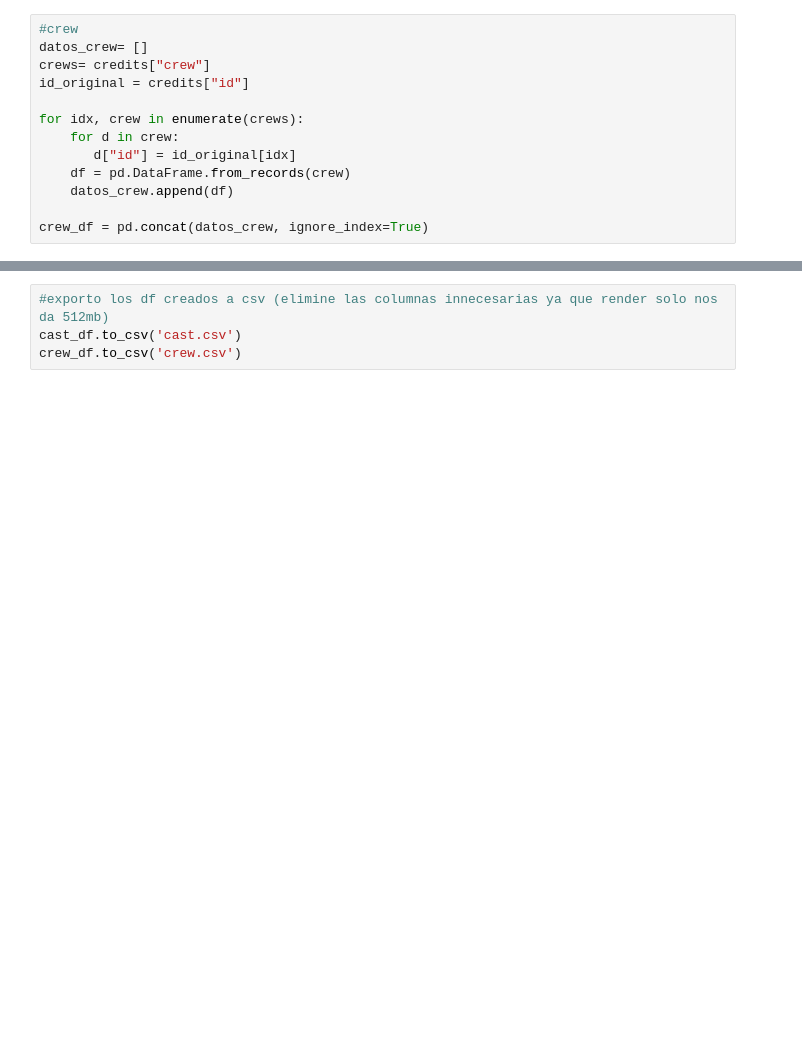
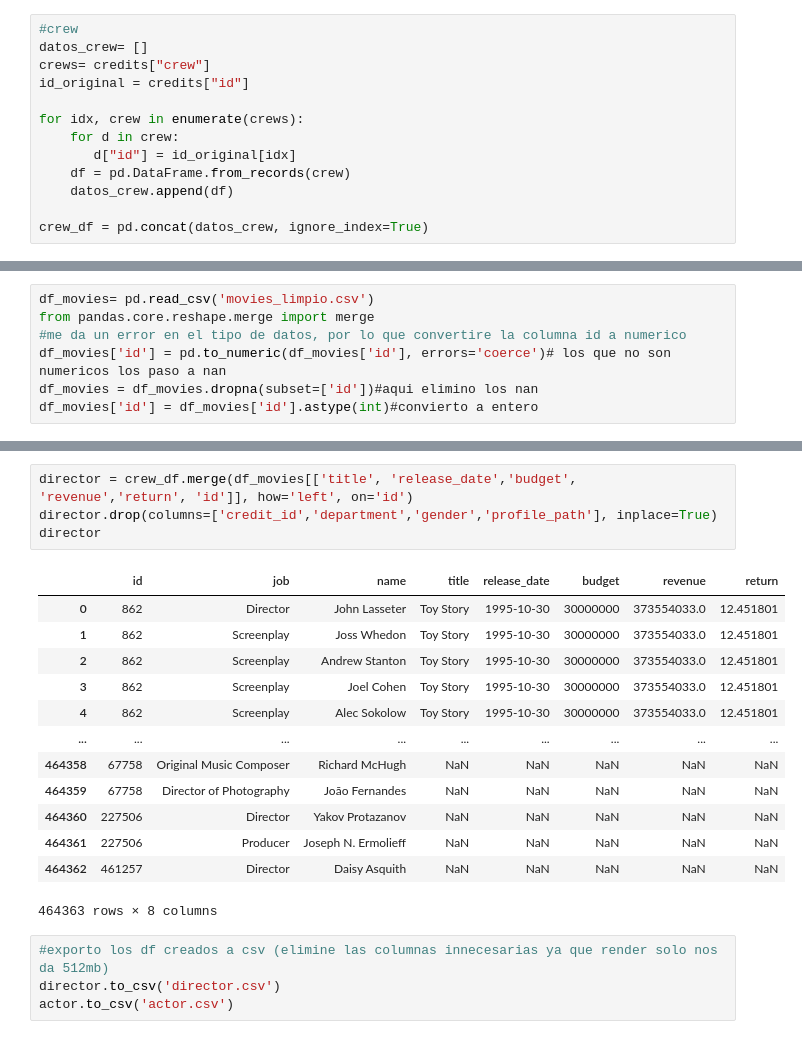
Before and after one commit to Clarisantillan/PI_ML_OPS_sistema_de_recomedacion, a Jupyter notebook: ETL/etl_credits.ipynb, the cells around one changed output, grey strips where cells are left out. Saved outputs shown, nothing was run; the diff lists cells and outputs as text; blank space fills up the shorter version.

```diff
--- a/ETL/etl_credits.ipynb
+++ b/ETL/etl_credits.ipynb
@@ -79,0 +82,7 @@ crew_df = pd.concat(datos_crew, ignore_index=True)
+# %%
+df_movies= pd.read_csv('movies_limpio.csv')
+from pandas.core.reshape.merge import merge
+#me da un error en el tipo de datos, por lo que convertire la columna id a numerico
+df_movies['id'] = pd.to_numeric(df_movies['id'], errors='coerce')# los que no son numericos los paso a nan
+df_movies = df_movies.dropna(subset=['id'])#aqui elimino los nan
+df_movies['id'] = df_movies['id'].astype(int)#convierto a entero
@@ -80,4 +110,22 @@ crew_df = pd.concat(datos_crew, ignore_index=True)
+# %%
+director = crew_df.merge(df_movies[['title', 'release_date','budget', 'revenue','return', 'id']], how='left', on='id')
+director.drop(columns=['credit_id','department','gender','profile_path'], inplace=True)
+director
+# %% [output]
+|  | id | job | name | title | release_date | budget | revenue | return |
+| 0 | 862 | Director | John Lasseter | Toy Story | 1995-10-30 | 30000000 | 373554033.0 | 12.451801 |
+| 1 | 862 | Screenplay | Joss Whedon | Toy Story | 1995-10-30 | 30000000 | 373554033.0 | 12.451801 |
+| 2 | 862 | Screenplay | Andrew Stanton | Toy Story | 1995-10-30 | 30000000 | 373554033.0 | 12.451801 |
+| 3 | 862 | Screenplay | Joel Cohen | Toy Story | 1995-10-30 | 30000000 | 373554033.0 | 12.451801 |
+| 4 | 862 | Screenplay | Alec Sokolow | Toy Story | 1995-10-30 | 30000000 | 373554033.0 | 12.451801 |
+| ... | ... | ... | ... | ... | ... | ... | ... | ... |
+| 464358 | 67758 | Original Music Composer | Richard McHugh | NaN | NaN | NaN | NaN | NaN |
+| 464359 | 67758 | Director of Photography | João Fernandes | NaN | NaN | NaN | NaN | NaN |
+| 464360 | 227506 | Director | Yakov Protazanov | NaN | NaN | NaN | NaN | NaN |
+| 464361 | 227506 | Producer | Joseph N. Ermolieff | NaN | NaN | NaN | NaN | NaN |
+| 464362 | 461257 | Director | Daisy Asquith | NaN | NaN | NaN | NaN | NaN |
+464363 rows × 8 columns
 # %%
 #exporto los df creados a csv (elimine las columnas innecesarias ya que render solo nos da 512mb)
-cast_df.to_csv('cast.csv')
-crew_df.to_csv('crew.csv')
+director.to_csv('director.csv')
+actor.to_csv('actor.csv')
```
Also changed, not shown: parts of 4 cells of this notebook, 8 other files.
